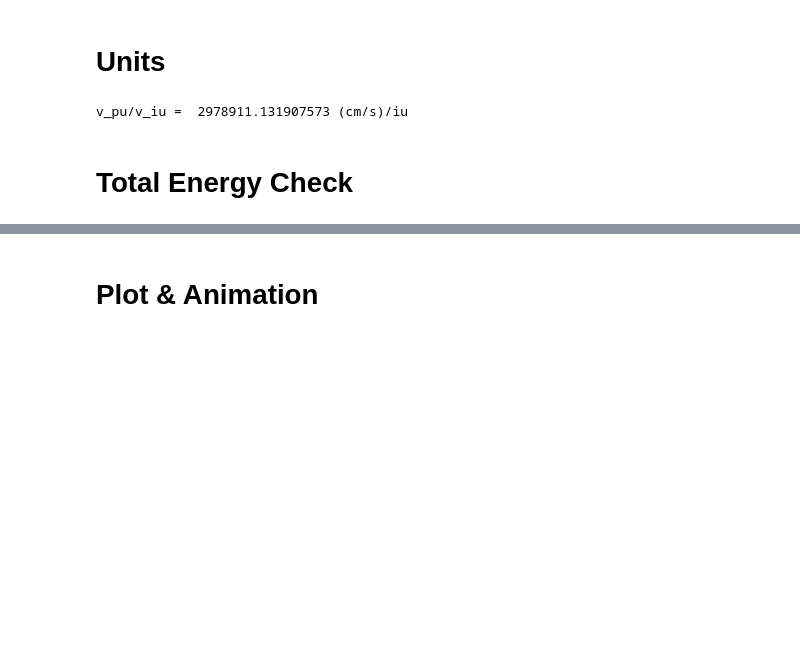
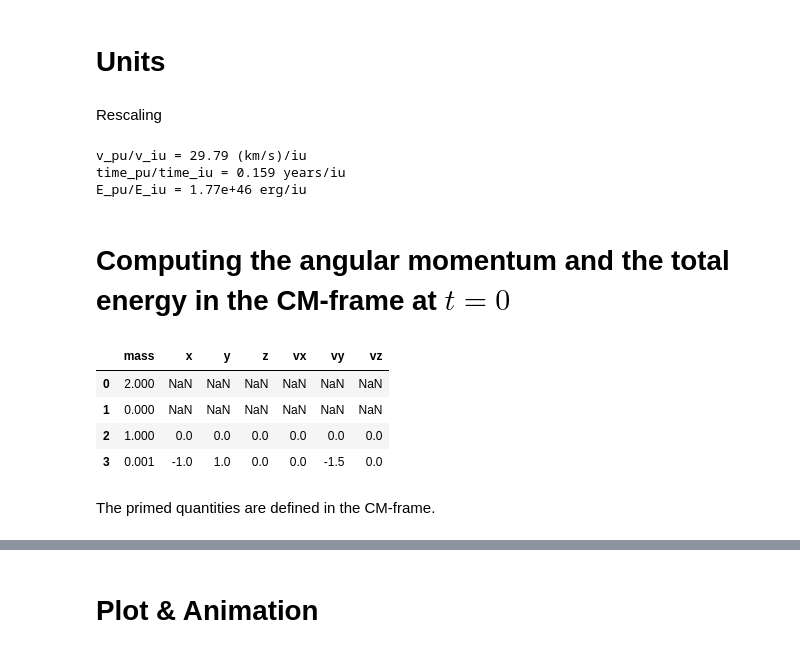
Before and after one commit to M-Bianchi/Dynamics_of_Stellar_Systems, a Jupyter notebook: nbody_sh1/twobody_plots.ipynb, the cells around one changed output, grey strips where cells are left out. Drawn from its saved outputs; the diff is of its cells as text; code cells hidden in the pictures; blank space fills up the shorter version.

```diff
--- a/nbody_sh1/twobody_plots.ipynb
+++ b/nbody_sh1/twobody_plots.ipynb
@@ -13,18 +12,42 @@ plt.rcParams['figure.figsize'] = [10 , 10]
 # %% [markdown]
 # Units
 # %%
-G_pu = 6.67430e-8       #cm^3*s/g
+G_pu = 6.67430e-8       #cm^3 g^-1 s^-2
 r_pu = 1.49597870707e13 #cm
 m_pu = 1.989e33         #g
 
-v_pu = np.sqrt(G_pu * m_pu / r_pu)
-print("v_pu/v_iu = ", v_pu, "(cm/s)/iu")
+v_pu = np.sqrt(G_pu * m_pu / r_pu) #cm/s
+
+time_pu = r_pu/v_pu #seconds
+
+E_pu = G_pu*(m_pu**2)/r_pu #cm^2 g s^-2 = erg
-# %% [output]
-v_pu/v_iu =  2978911.131907573 (cm/s)/iu
-# %% [markdown]
-# Total Energy Check
+# %% [markdown]
+Rescaling
+# %%
+v_pu = v_pu/1e5 #km/s
+print(f"v_pu/v_iu = {v_pu:.2f} (km/s)/iu")
+
+time_pu = time_pu/(3.156e7) #years
+print(f"time_pu/time_iu = {time_pu:.3f} years/iu")
+
+E_pu
+print(f"E_pu/E_iu = {E_pu:.2e} erg/iu")
+# %% [output]
+v_pu/v_iu = 29.79 (km/s)/iu
+time_pu/time_iu = 0.159 years/iu
+E_pu/E_iu = 1.77e+46 erg/iu
+# %% [markdown]
+# Computing the angular momentum and the total energy in the CM-frame at $t=0$
 # %%
 data = pandas.read_csv('./twobody.in',
                         sep='\s+',
                         names=['mass', 'x', 'y', 'z', 'vx', 'vy', 'vz'],
                         engine='python')
+
+data
+# %% [output]
+|  | mass | x | y | z | vx | vy | vz |
+| 0 | 2.000 | NaN | NaN | NaN | NaN | NaN | NaN |
+| 1 | 0.000 | NaN | NaN | NaN | NaN | NaN | NaN |
+| 2 | 1.000 | 0.0 | 0.0 | 0.0 | 0.0 | 0.0 | 0.0 |
+| 3 | 0.001 | -1.0 | 1.0 | 0.0 | 0.0 | -1.5 | 0.0 |
@@ -30,0 +64,2 @@ data = pandas.read_csv('./twobody.in',
+# %% [markdown]
+The primed quantities are defined in the CM-frame.
```
Also changed, not shown: parts of 22 cells of this notebook, 14 other files.
